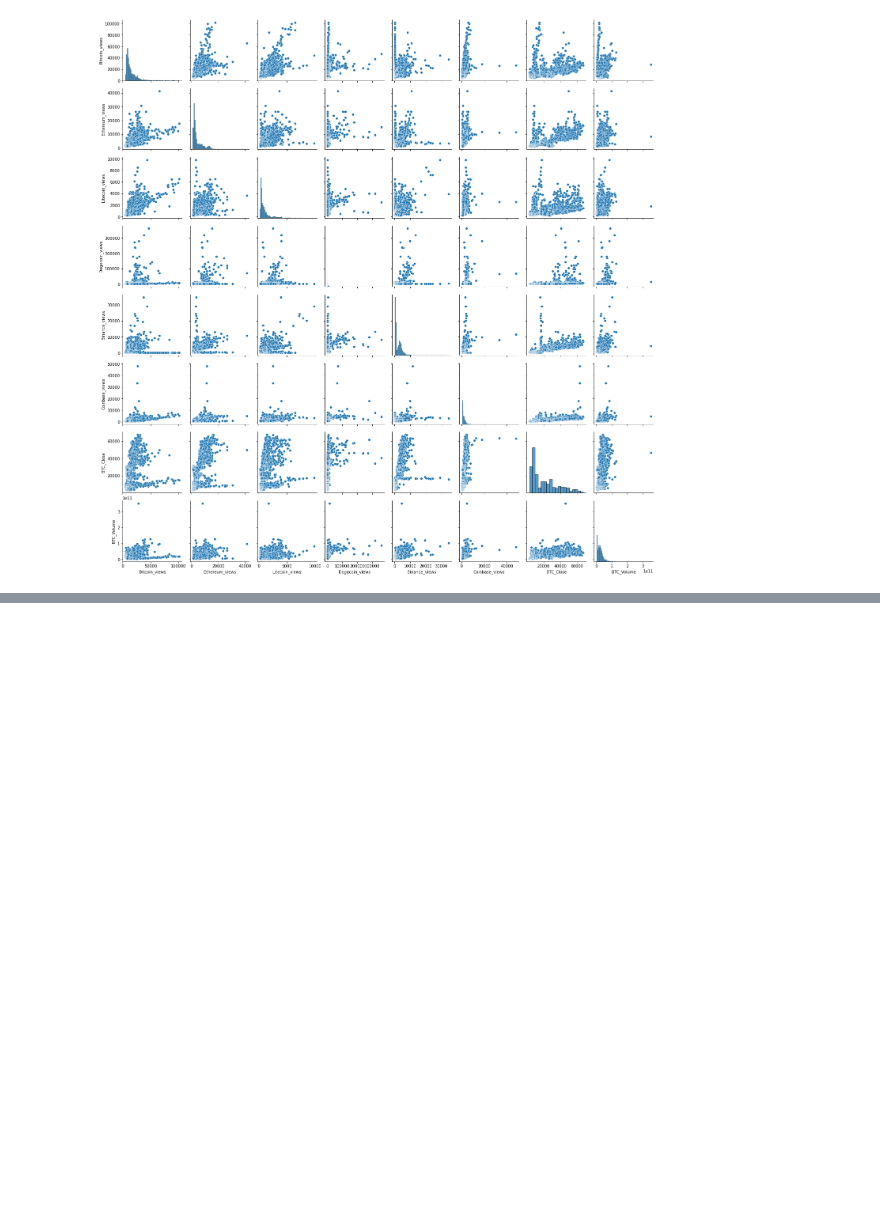
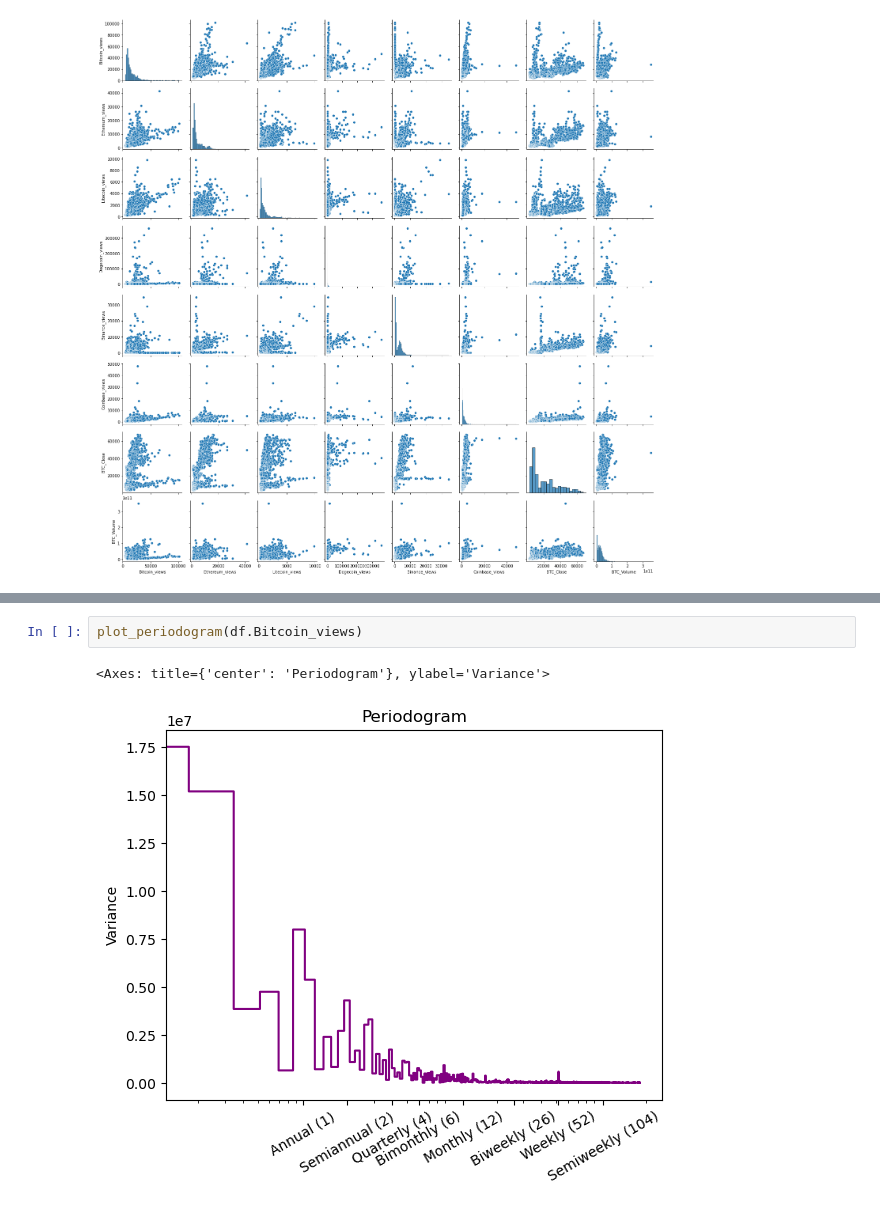
Before and after one commit to apsinghAnalytics/WikiViewsCryptoPriceTrendAnalysis, a Jupyter notebook: EDAandModel.ipynb, the cells around one changed output, grey strips where cells are left out. Cells and saved outputs as stored; diff of their text form; blank space fills up the shorter version.

```diff
--- a/EDAandModel.ipynb
+++ b/EDAandModel.ipynb
@@ -42,0 +236,5 @@ sns.pairplot(df)
+# %%
+plot_periodogram(df.Bitcoin_views)
+# %% [output]
+<Axes: title={'center': 'Periodogram'}, ylabel='Variance'>
+[figure, added]
```
Also changed, not shown: parts of 24 cells of this notebook.
